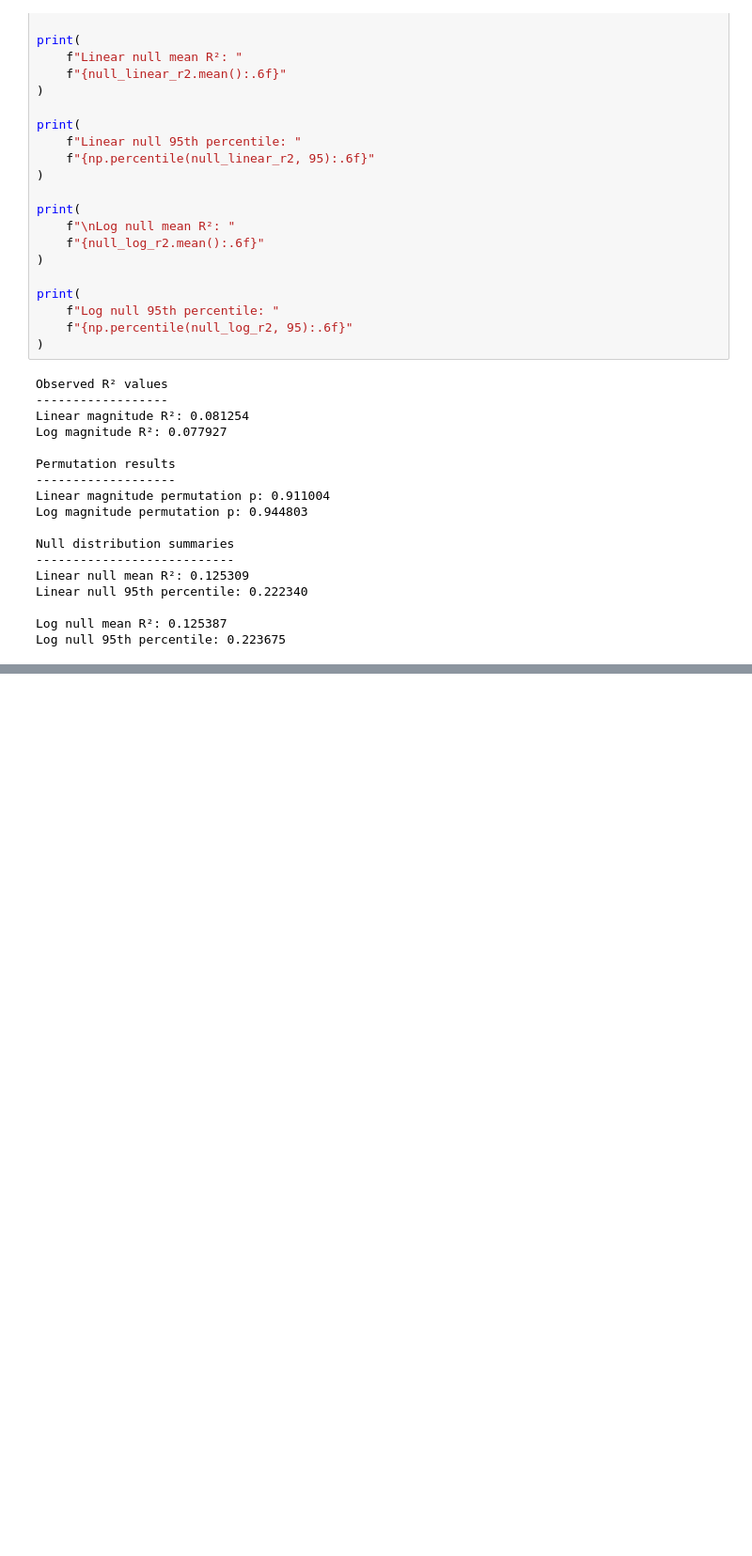
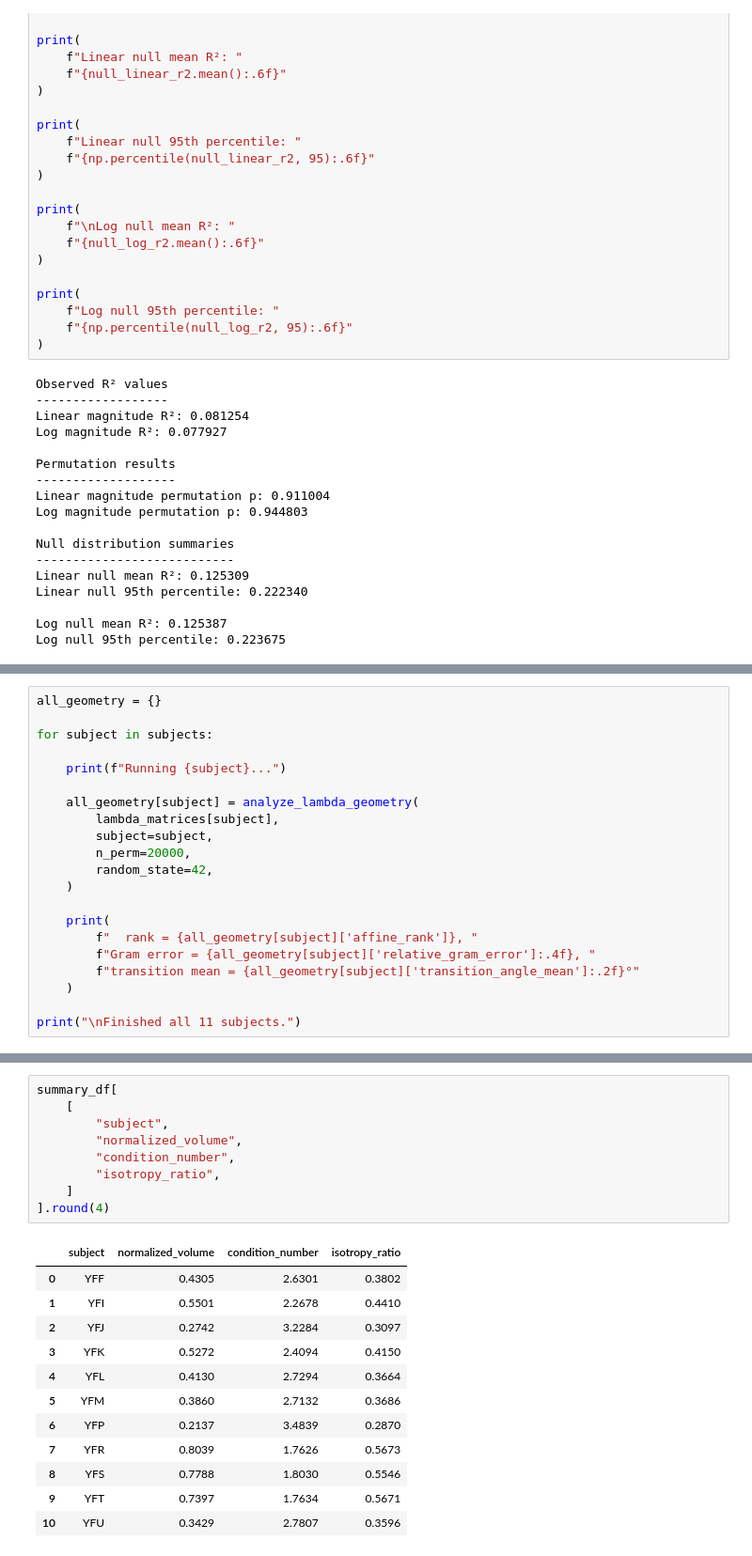
Before and after one commit to Shafiq-Abdu/number-simplex-reproduction, a Jupyter notebook: notebooks1/10_bayesian_lambda_geometry.ipynb, the cells around one changed output, grey strips where cells are left out. Shown at 94% size. Cells and saved outputs as stored; diff of their text form; blank space fills up the shorter version.

```diff
--- a/notebooks1/10_bayesian_lambda_geometry.ipynb
+++ b/notebooks1/10_bayesian_lambda_geometry.ipynb
@@ -2296,0 +2460,21 @@ Log null 95th percentile: 0.223675
+# %%
+all_geometry = {}
+
+for subject in subjects:
+
+    print(f"Running {subject}...")
+
+    all_geometry[subject] = analyze_lambda_geometry(
+        lambda_matrices[subject],
+        subject=subject,
+        n_perm=20000,
+        random_state=42,
+    )
+
+    print(
+        f"  rank = {all_geometry[subject]['affine_rank']}, "
+        f"Gram error = {all_geometry[subject]['relative_gram_error']:.4f}, "
+        f"transition mean = {all_geometry[subject]['transition_angle_mean']:.2f}°"
+    )
+
+print("\nFinished all 11 subjects.")
@@ -2296,0 +2621,22 @@ Log null 95th percentile: 0.223675
+# %%
+summary_df[
+    [
+        "subject",
+        "normalized_volume",
+        "condition_number",
+        "isotropy_ratio",
+    ]
+].round(4)
+# %% [output]
+|  | subject | normalized_volume | condition_number | isotropy_ratio |
+| 0 | YFF | 0.4305 | 2.6301 | 0.3802 |
+| 1 | YFI | 0.5501 | 2.2678 | 0.4410 |
+| 2 | YFJ | 0.2742 | 3.2284 | 0.3097 |
+| 3 | YFK | 0.5272 | 2.4094 | 0.4150 |
+| 4 | YFL | 0.4130 | 2.7294 | 0.3664 |
+| 5 | YFM | 0.3860 | 2.7132 | 0.3686 |
+| 6 | YFP | 0.2137 | 3.4839 | 0.2870 |
+| 7 | YFR | 0.8039 | 1.7626 | 0.5673 |
+| 8 | YFS | 0.7788 | 1.8030 | 0.5546 |
+| 9 | YFT | 0.7397 | 1.7634 | 0.5671 |
+| 10 | YFU | 0.3429 | 2.7807 | 0.3596 |
```
Also changed, not shown: parts of 8 cells of this notebook, 2 other files.
